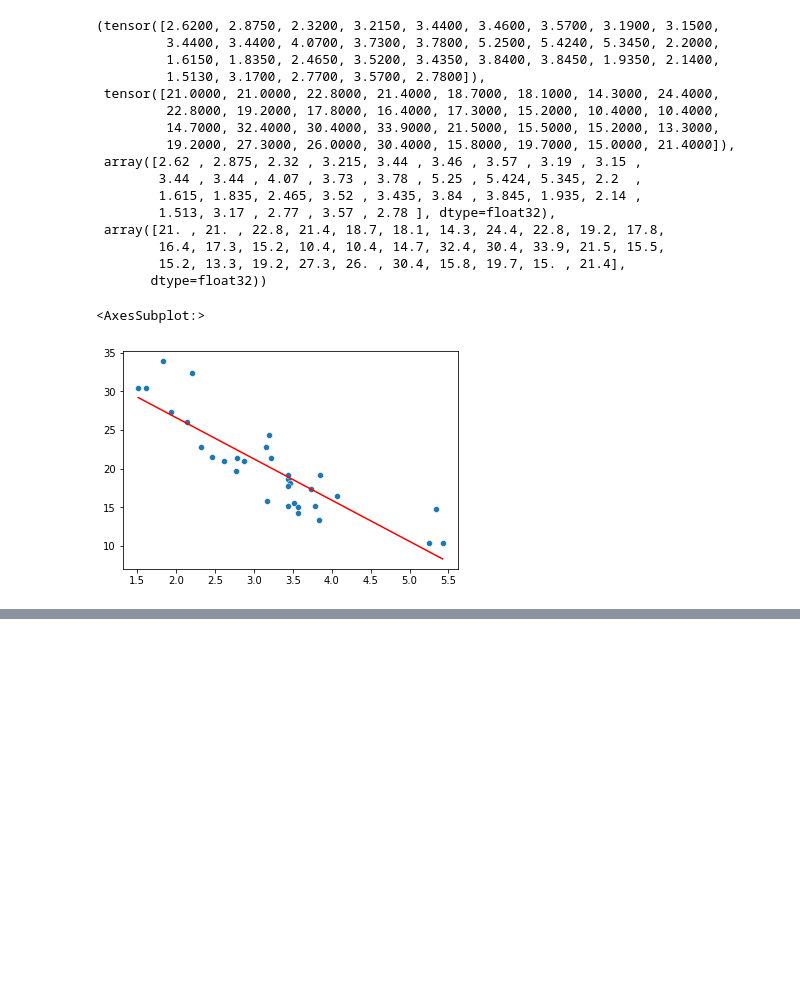
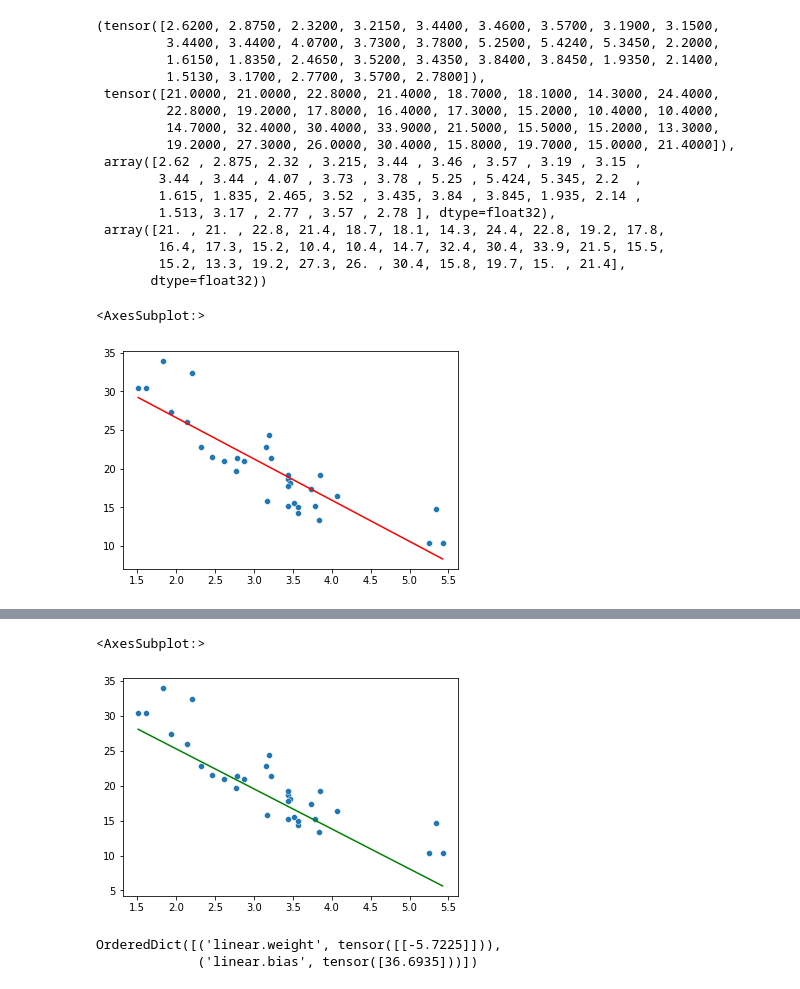
Before and after one commit to Alpha-github/PyTorch_Basics, a Jupyter notebook: Basic_Modeling/LinearRegression_batches.ipynb, the cells around one changed output, grey strips where cells are left out. Drawn from its saved outputs; the diff is of its cells as text; code cells hidden in the pictures; blank space fills up the shorter version.

Commit message:
Batch training & DataLoader

```diff
--- a/Basic_Modeling/LinearRegression_batches.ipynb
+++ b/Basic_Modeling/LinearRegression_batches.ipynb
@@ -118,0 +146,39 @@ sns.lineplot(x=x_range,y=slopes)
+# %%
+# Batch Training with train loader
+model = LinearReg()
+lr = 0.02
+epochs = 1000
+
+loss_func = nn.MSELoss()
+optimizer = torch.optim.SGD(model.parameters(), lr=lr)
+
+losses = []
+slopes = []
+biases = []
+
+for epoch in range(epochs):
+    for i, (xi, yi) in enumerate(train_loader):
+        optimizer.zero_grad()
+
+        # fwd pass
+        pred = model(xi)
+
+        # loss
+        loss = loss_func(pred, yi)
+        losses.append(loss.item())
+
+        # backward pass
+        loss.backward()
+
+        # update weights
+        optimizer.step()
+
+        for name, params in model.named_parameters():
+            if params.requires_grad:
+                if name == "linear.weight":
+                    slopes.append(params.data.numpy()[0][0])
+                if name == "linear.bias":
+                    biases.append(params.data.numpy()[0])
+
+    if ((epoch+1) % 100 == 0):
+        print(f"Epoch:{epoch+1}, Loss:{loss}")
@@ -118,0 +196,12 @@ sns.lineplot(x=x_range,y=slopes)
+# %%
+y_pred = slopes[-1]*x_np + biases[-1]
+sns.lineplot(x=x_np, y=y_pred, color="green")
+sns.scatterplot(x=x_np, y=y_np)
+# %% [output]
+<AxesSubplot:>
+[figure, added]
+# %%
+model.state_dict()
+# %% [output]
+OrderedDict([('linear.weight', tensor([[-5.7225]])),
+             ('linear.bias', tensor([36.6935]))])
```
Also changed, not shown: parts of 16 cells of this notebook, 1 other file.
